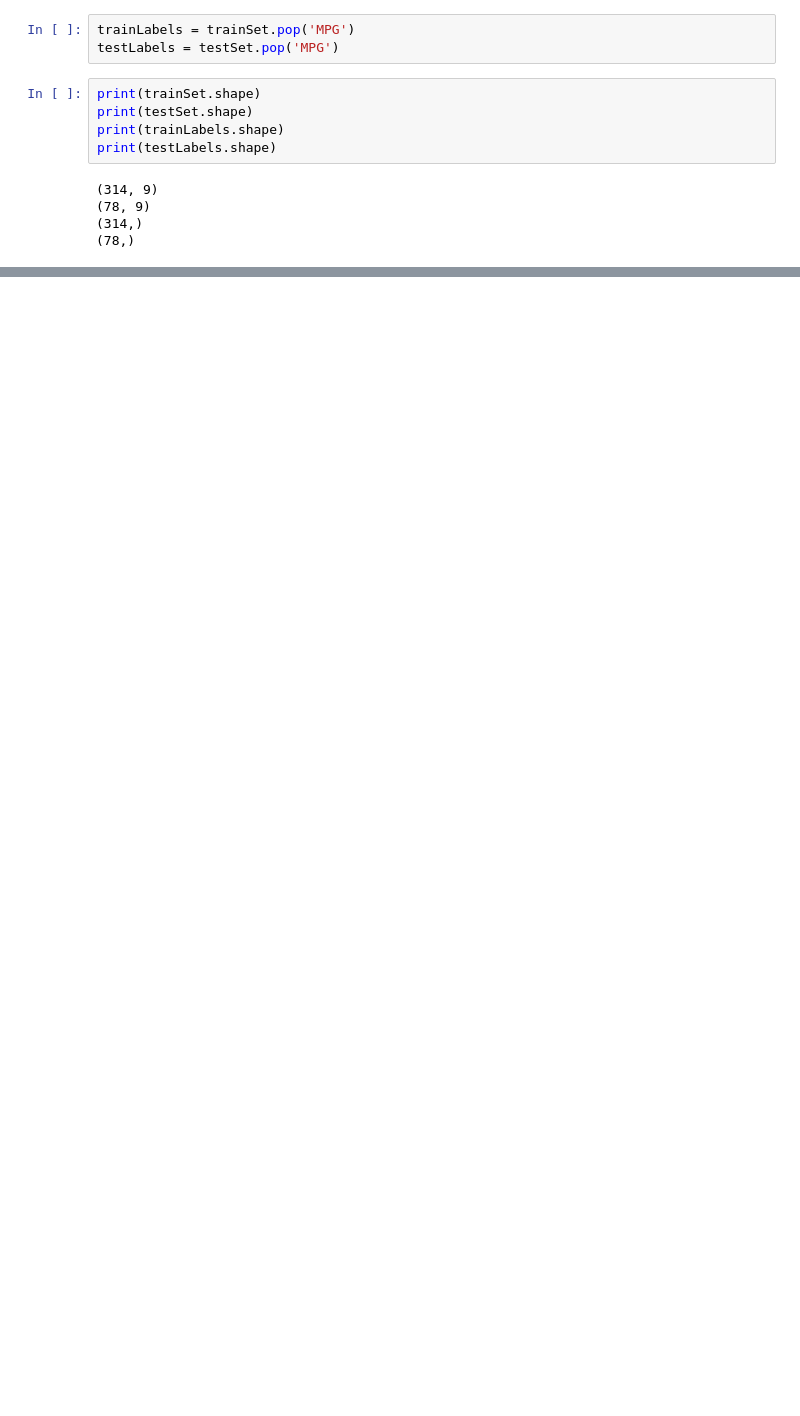
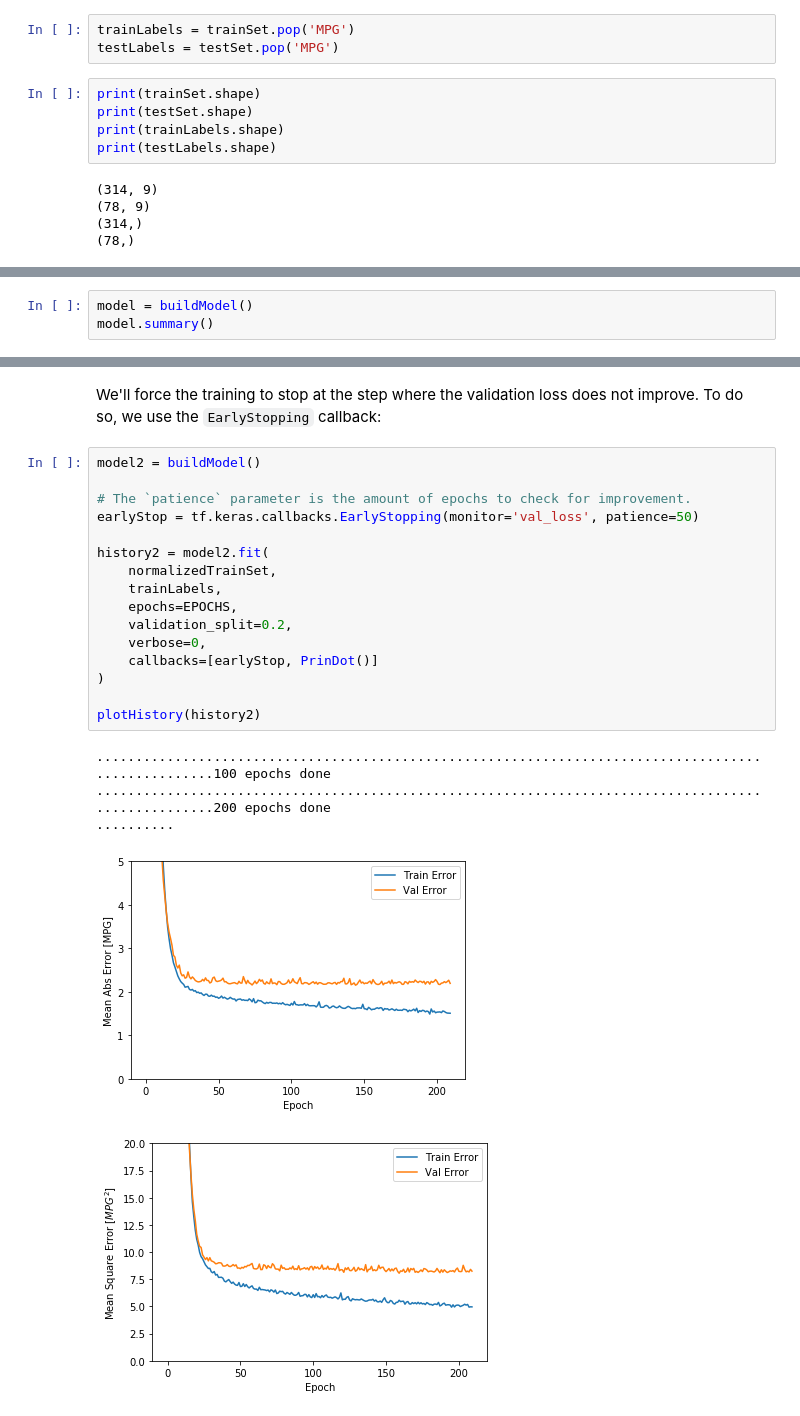
Before and after one commit to sangyeon-hwang/ml-exercises, a Jupyter notebook: regression.ipynb, the cells around one changed output, grey strips where cells are left out. Saved outputs shown, nothing was run; the diff lists cells and outputs as text; blank space fills up the shorter version.

```diff
--- a/regression.ipynb
+++ b/regression.ipynb
@@ -126,0 +161,3 @@ print(testLabels.shape)
+# %%
+model = buildModel()
+model.summary()
@@ -126,0 +267,25 @@ print(testLabels.shape)
+# %% [markdown]
+We'll force the training to stop at the step where the validation loss does not improve.
+To do so, we use the `EarlyStopping` callback:
+# %%
+model2 = buildModel()
+
+# The `patience` parameter is the amount of epochs to check for improvement.
+earlyStop = tf.keras.callbacks.EarlyStopping(monitor='val_loss', patience=50)
+
+history2 = model2.fit(
+    normalizedTrainSet,
+    trainLabels,
+    epochs=EPOCHS,
+    validation_split=0.2,
+    verbose=0,
+    callbacks=[earlyStop, PrinDot()]
+)
+
+plotHistory(history2)
+# %% [output]
+....................................................................................................100 epochs done
+....................................................................................................200 epochs done
+..........
+[figure, added]
+[figure, added]
```
Also changed, not shown: parts of 24 cells of this notebook.
